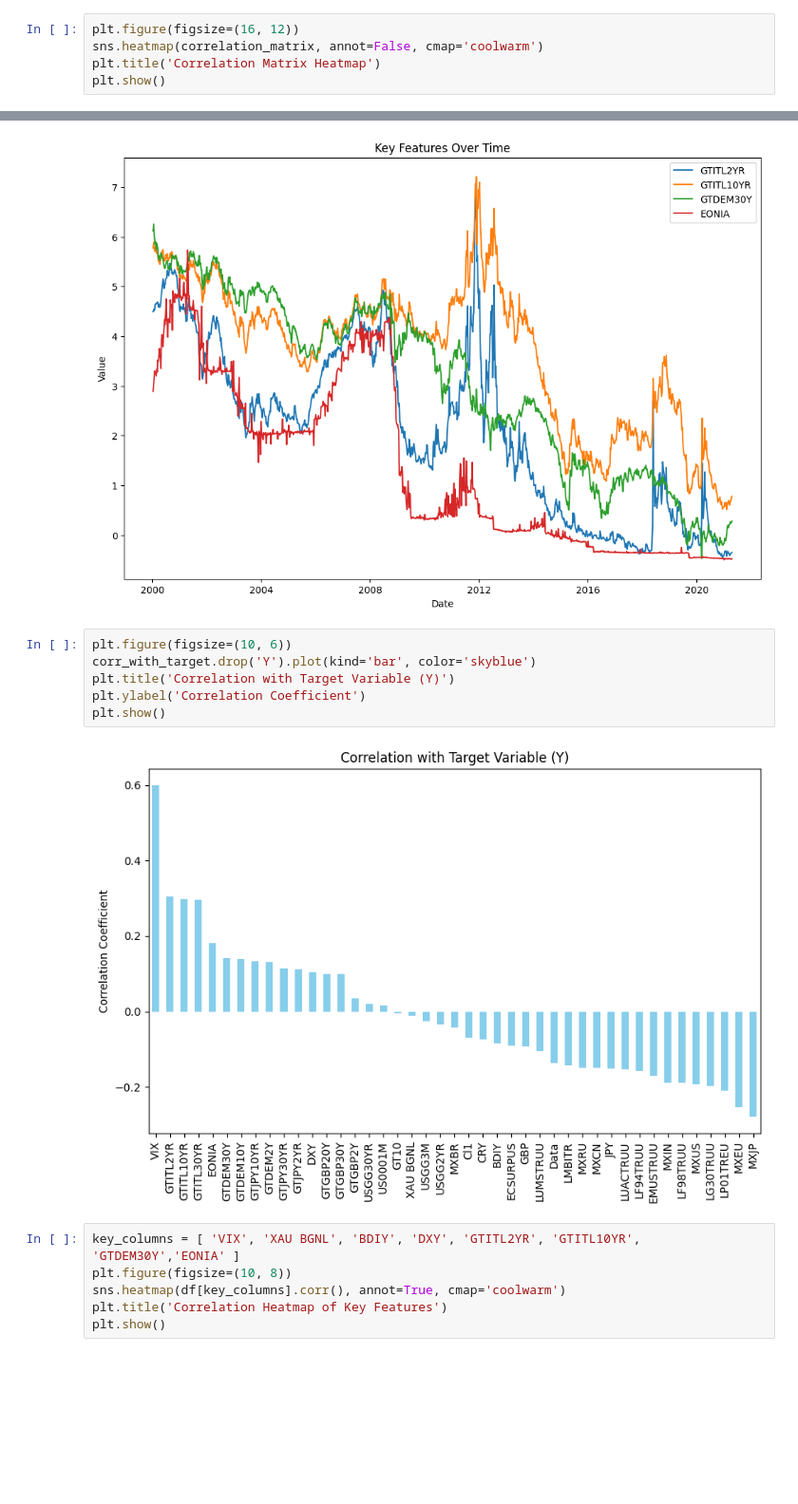
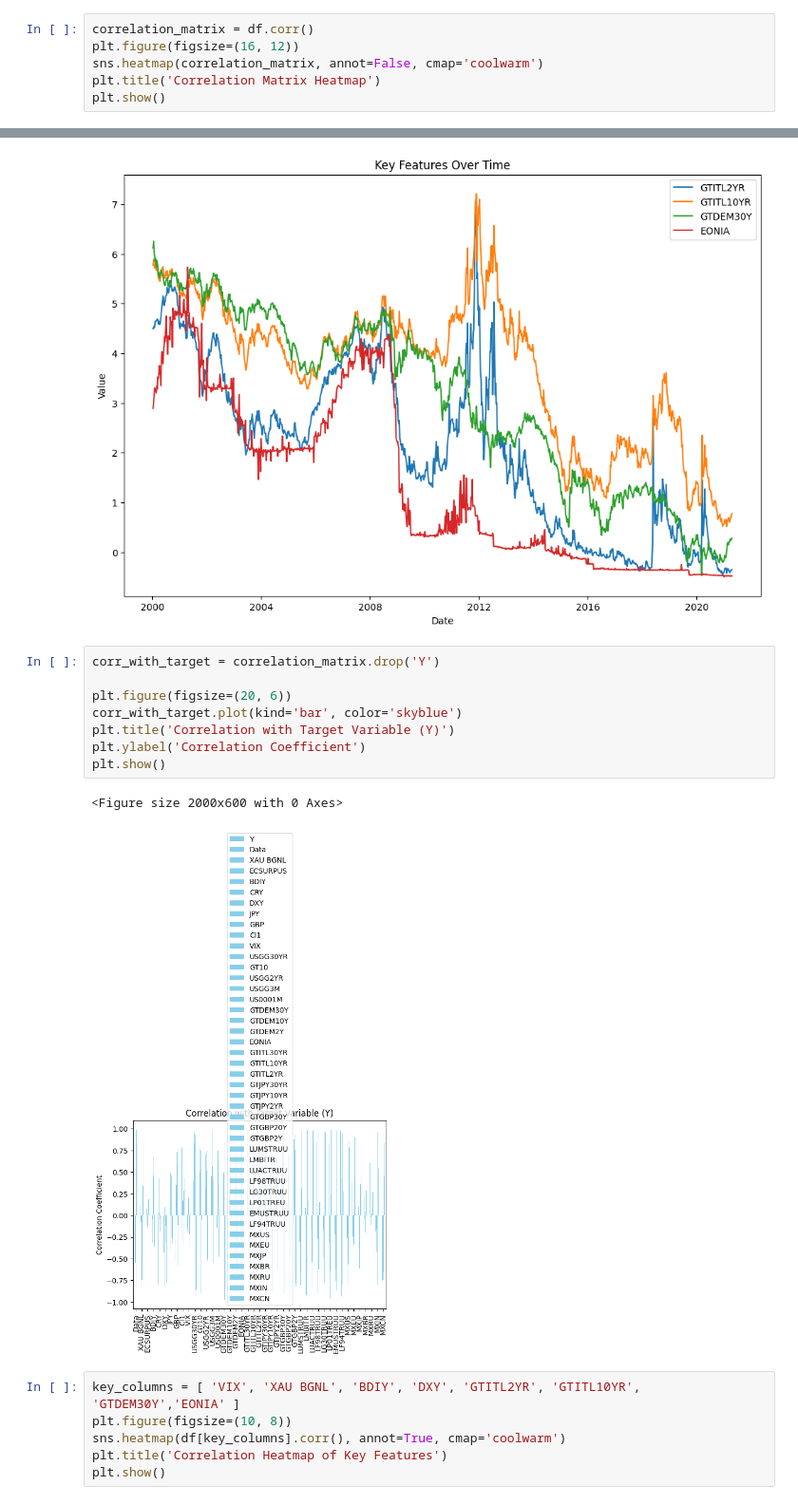
Before and after one commit to hewansirak/Financial-market-anomaly-detection, a Jupyter notebook: main.ipynb, the cells around one changed output, grey strips where cells are left out. Shown at 95% size. Cells and saved outputs as stored; diff of their text form; blank space fills up the shorter version.

```diff
--- a/main.ipynb
+++ b/main.ipynb
@@ -141,6 +141,7 @@ numeric_df.corr()
 | MXCN | -0.149581 | 0.829659 | 0.115145 | -0.033084 | -0.031605 | -0.352379 | -0.269353 | -0.329350 | 0.430908 | -0.164591 | ... | ... |
 43 rows × 43 columns
 # %%
+correlation_matrix = df.corr()
 plt.figure(figsize=(16, 12))
 sns.heatmap(correlation_matrix, annot=False, cmap='coolwarm')
 plt.title('Correlation Matrix Heatmap')
@@ -229,13 +230,16 @@ plt.show()
 # %% [output]
 [figure]
 # %%
-plt.figure(figsize=(10, 6))
-corr_with_target.drop('Y').plot(kind='bar', color='skyblue')
+corr_with_target = correlation_matrix.drop('Y')
+
+plt.figure(figsize=(20, 6))
+corr_with_target.plot(kind='bar', color='skyblue')
 plt.title('Correlation with Target Variable (Y)')
 plt.ylabel('Correlation Coefficient')
 plt.show()
 # %% [output]
+<Figure size 2000x600 with 0 Axes>
-[figure, old version]
+[figure, new version]
 # %%
 key_columns = [ 'VIX', 'XAU BGNL', 'BDIY', 'DXY', 'GTITL2YR', 'GTITL10YR', 'GTDEM30Y','EONIA' ]
 plt.figure(figsize=(10, 8))
```
Also changed, not shown: parts of 3 cells of this notebook, 2 other files.
